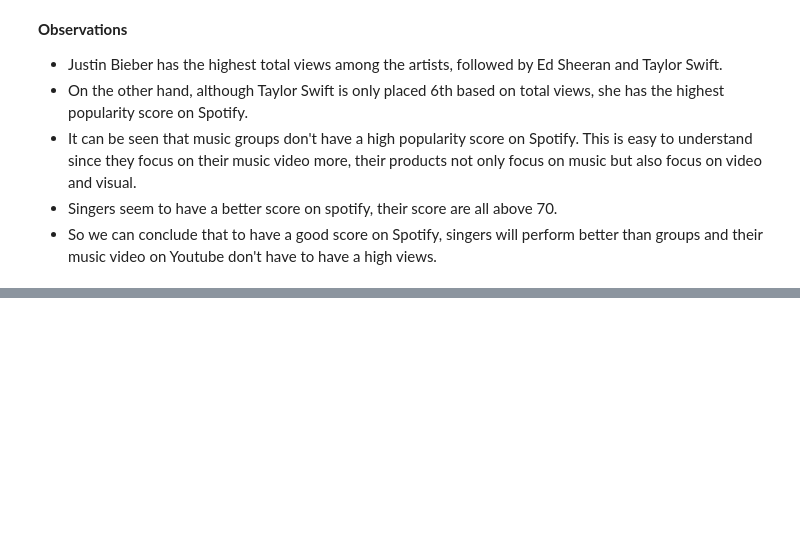
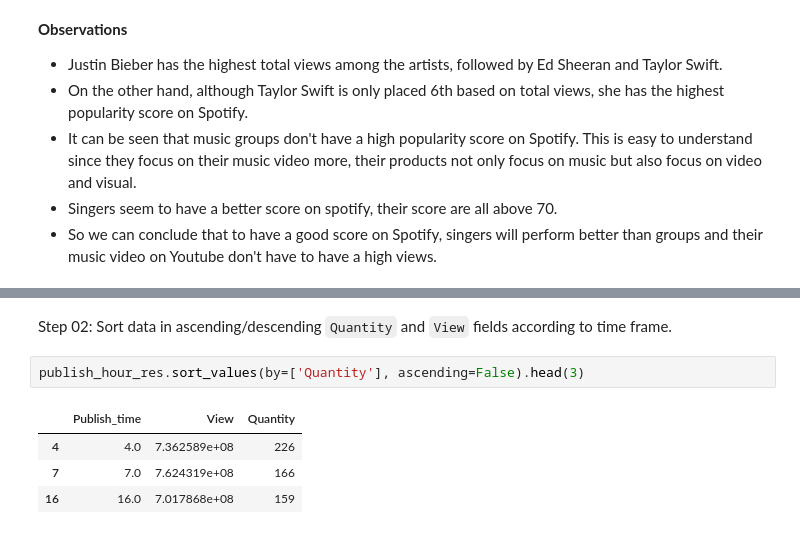
Before and after one commit to danghuynh-bit/youtube_project_DS, a Jupyter notebook: notebooks/3.0_Eda.ipynb, the cells around one changed output, grey strips where cells are left out. Saved outputs shown, nothing was run; the diff lists cells and outputs as text; blank space fills up the shorter version.

```diff
--- a/notebooks/3.0_Eda.ipynb
+++ b/notebooks/3.0_Eda.ipynb
@@ -462,0 +509,9 @@ plt.show()
+# %% [markdown]
+Step 02: Sort data in ascending/descending `Quantity` and `View` fields according to time frame.
+# %%
+publish_hour_res.sort_values(by=['Quantity'], ascending=False).head(3)
+# %% [output]
+|  | Publish_time | View | Quantity |
+| 4 | 4.0 | 7.362589e+08 | 226 |
+| 7 | 7.0 | 7.624319e+08 | 166 |
+| 16 | 16.0 | 7.017868e+08 | 159 |
```
Also changed, not shown: parts of 11 cells of this notebook.
